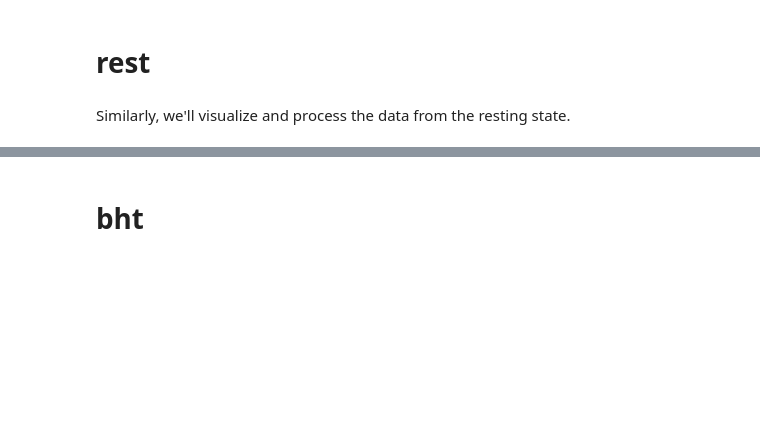
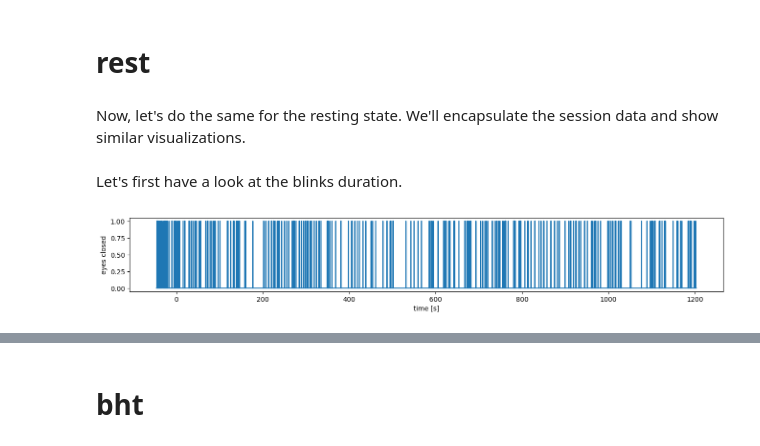
Before and after one commit to oesteban/hcph-sops, a Jupyter notebook: code/eyetracking/visualizing-and-qc-eyetrack-data.ipynb, the cells around one changed output, grey strips where cells are left out. Drawn from its saved outputs; the diff is of its cells as text; code cells hidden in the pictures; blank space fills up the shorter version.

```diff
--- a/code/eyetracking/visualizing-and-qc-eyetrack-data.ipynb
+++ b/code/eyetracking/visualizing-and-qc-eyetrack-data.ipynb
@@ -298,19 +394,27 @@ QctSession4.create_info_json(BIDS_PATH,"info_ET.json")
 # %% [markdown]
 # rest
 # %% [markdown]
-Similarly, we'll visualize and process the data from the resting state.
+Now, let's do the same for the resting state. We'll encapsulate the session data and show similar visualizations.
 # %%
-samples, events, messages = edf.pread(str(DATA_PATH / et_session.rest_edf.values[0]), trial_marker=b"")
-RestSession4 = EyeTrackingRun(
-    session=session,
-    task_name='rest',
-    participant=participant,
-    samples=samples,
-    events=events,
-    messages=messages,
+reload(et)
+et_rest = et.EyeTrackingRun.from_edf(
+    DATA_PATH / et_session.rest_edf.values[0],
     message_first_trigger='start movie',
-    screen_resolution=screen_resolution,
-    pe=pe
+    message_last_trigger='Bye rs',
 )
+t_axis = (et_rest.recording.timestamp.values - et_rest.metadata["StartTime"]) / et_rest.metadata["SamplingFrequency"]
+# %% [markdown]
+Let's first have a look at the blinks duration.
 # %%
-RestSession4.plot_pupil_size()
+plt.close()
+plt.ion()
+fig = plt.figure(figsize=(16, 2))
+plt.plot(
+    t_axis,
+    et_rest.recording["eye1_blink"].values,
+)
+
+plt.xlabel("time [s]")
+plt.ylabel("eyes closed");
+# %% [output]
+[figure, added]
```
Also changed, not shown: parts of 47 cells of this notebook, 1 other file.
